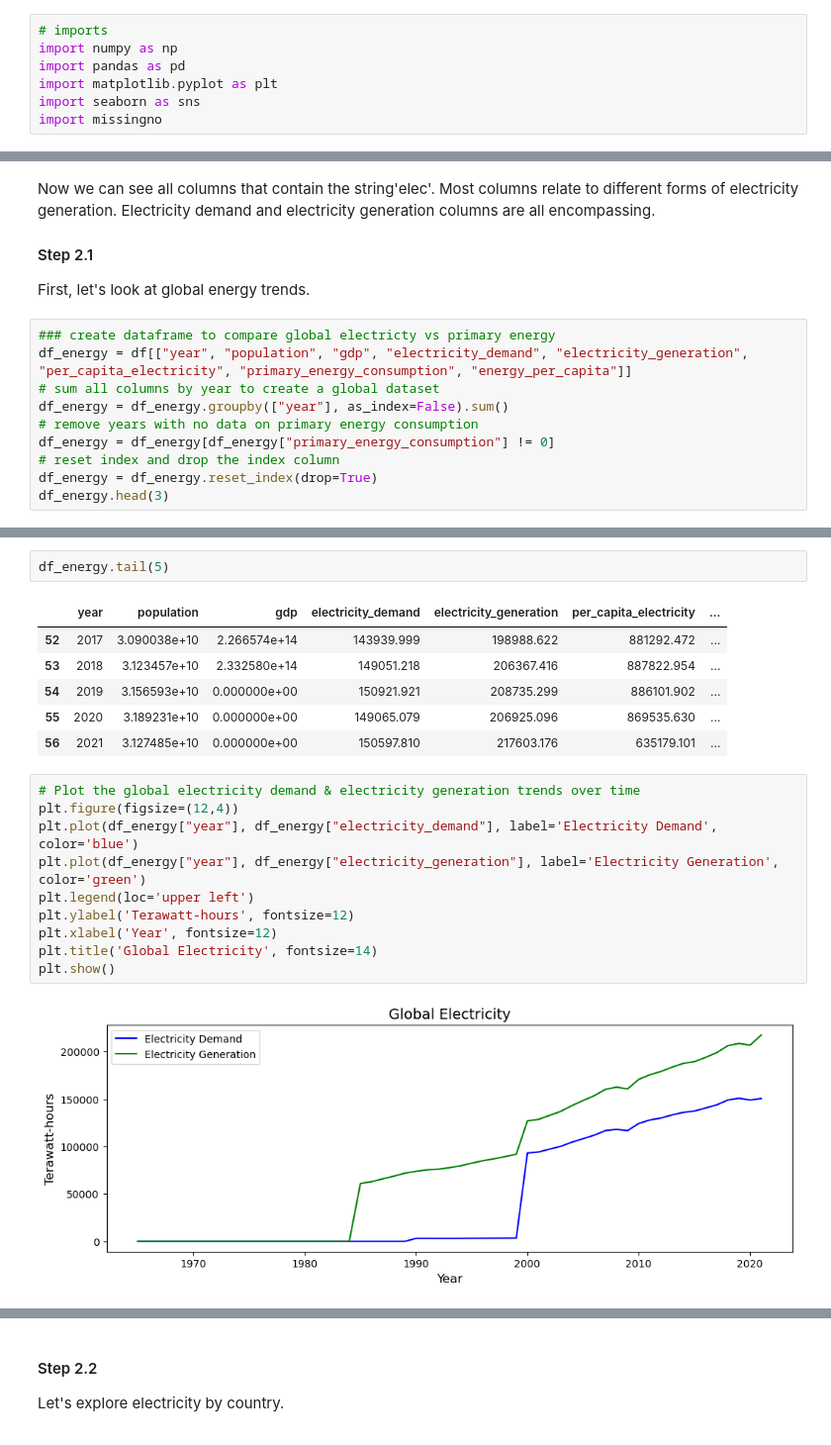
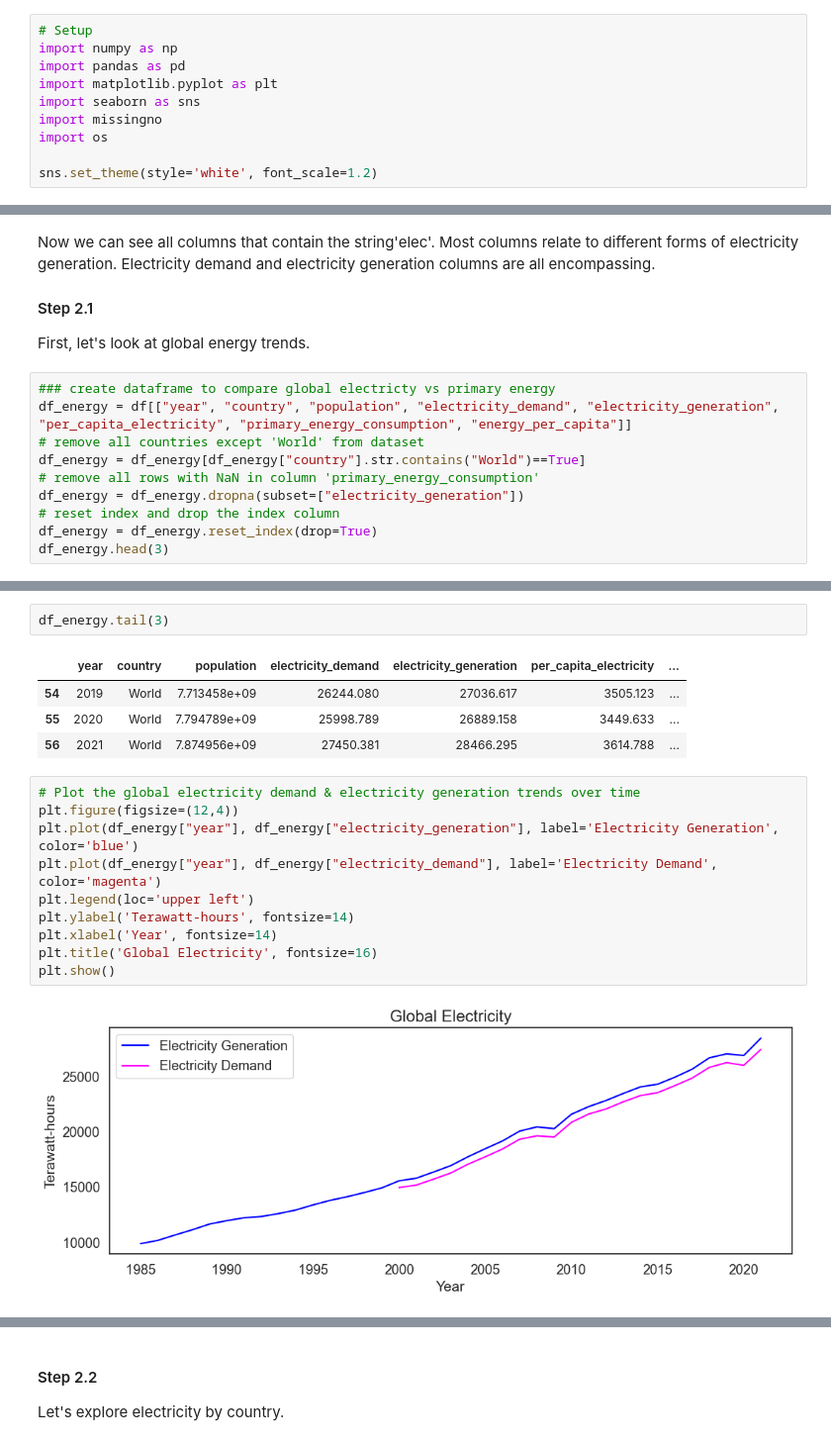
Before and after one commit to ubco-W2022T1-cosc301/project-group02, a Jupyter notebook: notebooks/analysis1.ipynb, the cells around one changed output, grey strips where cells are left out. Shown at 99% size. Saved outputs shown, nothing was run; the diff lists cells and outputs as text.

```diff
--- a/notebooks/analysis1.ipynb
+++ b/notebooks/analysis1.ipynb
@@ -7,10 +7,13 @@ I am interested in analyzing the electrification of our world to see if the data
 # %%
-# imports
+# Setup
 import numpy as np
 import pandas as pd
 import matplotlib.pyplot as plt
 import seaborn as sns
 import missingno
+import os
+
+sns.set_theme(style='white', font_scale=1.2)
 # %% [markdown]
 ## Load data
 # %%
@@ -141,11 +126,11 @@ Now we can see all columns that contain the string'elec'. Most columns relate to
 First, let's look at global energy trends.
 # %%
 ### create dataframe to compare global electricty vs primary energy
-df_energy = df[["year", "population", "gdp", "electricity_demand", "electricity_generation", "per_capita_electricity", "primary_energy_consumption", "energy_per_capita"]]
-# sum all columns by year to create a global dataset
-df_energy = df_energy.groupby(["year"], as_index=False).sum()
-# remove years with no data on primary energy consumption
-df_energy = df_energy[df_energy["primary_energy_consumption"] != 0]
+df_energy = df[["year", "country", "population", "electricity_demand", "electricity_generation", "per_capita_electricity", "primary_energy_consumption", "energy_per_capita"]]
+# remove all countries except 'World' from dataset
+df_energy = df_energy[df_energy["country"].str.contains("World")==True]
+# remove all rows with NaN in column 'primary_energy_consumption'
+df_energy = df_energy.dropna(subset=["electricity_generation"])
 # reset index and drop the index column
 df_energy = df_energy.reset_index(drop=True)
 df_energy.head(3)
@@ -157,24 +142,22 @@ df_energy.head(3)
 # %%
-df_energy.tail(5)
+df_energy.tail(3)
 # %% [output]
-|  | year | population | gdp | electricity_demand | electricity_generation | per_capita_electricity | ... |
-| 52 | 2017 | 3.090038e+10 | 2.266574e+14 | 143939.999 | 198988.622 | 881292.472 | ... |
-| 53 | 2018 | 3.123457e+10 | 2.332580e+14 | 149051.218 | 206367.416 | 887822.954 | ... |
-| 54 | 2019 | 3.156593e+10 | 0.000000e+00 | 150921.921 | 208735.299 | 886101.902 | ... |
-| 55 | 2020 | 3.189231e+10 | 0.000000e+00 | 149065.079 | 206925.096 | 869535.630 | ... |
-| 56 | 2021 | 3.127485e+10 | 0.000000e+00 | 150597.810 | 217603.176 | 635179.101 | ... |
+|  | year | country | population | electricity_demand | electricity_generation | per_capita_electricity | ... |
+| 54 | 2019 | World | 7.713458e+09 | 26244.080 | 27036.617 | 3505.123 | ... |
+| 55 | 2020 | World | 7.794789e+09 | 25998.789 | 26889.158 | 3449.633 | ... |
+| 56 | 2021 | World | 7.874956e+09 | 27450.381 | 28466.295 | 3614.788 | ... |
 # %%
 # Plot the global electricity demand & electricity generation trends over time
 plt.figure(figsize=(12,4))
-plt.plot(df_energy["year"], df_energy["electricity_demand"], label='Electricity Demand', color='blue')
-plt.plot(df_energy["year"], df_energy["electricity_generation"], label='Electricity Generation', color='green')
+plt.plot(df_energy["year"], df_energy["electricity_generation"], label='Electricity Generation', color='blue')
+plt.plot(df_energy["year"], df_energy["electricity_demand"], label='Electricity Demand', color='magenta')
 plt.legend(loc='upper left')
-plt.ylabel('Terawatt-hours', fontsize=12)
-plt.xlabel('Year', fontsize=12)
-plt.title('Global Electricity', fontsize=14)
+plt.ylabel('Terawatt-hours', fontsize=14)
+plt.xlabel('Year', fontsize=14)
+plt.title('Global Electricity', fontsize=16)
 plt.show()
 # %% [output]
-[figure, old version]
+[figure, new version]
 # %%
 # Plot the primary energy consumption trend over time
 plt.figure(figsize=(12,4))
```
Also changed, not shown: parts of 11 cells of this notebook, 1 other file.
